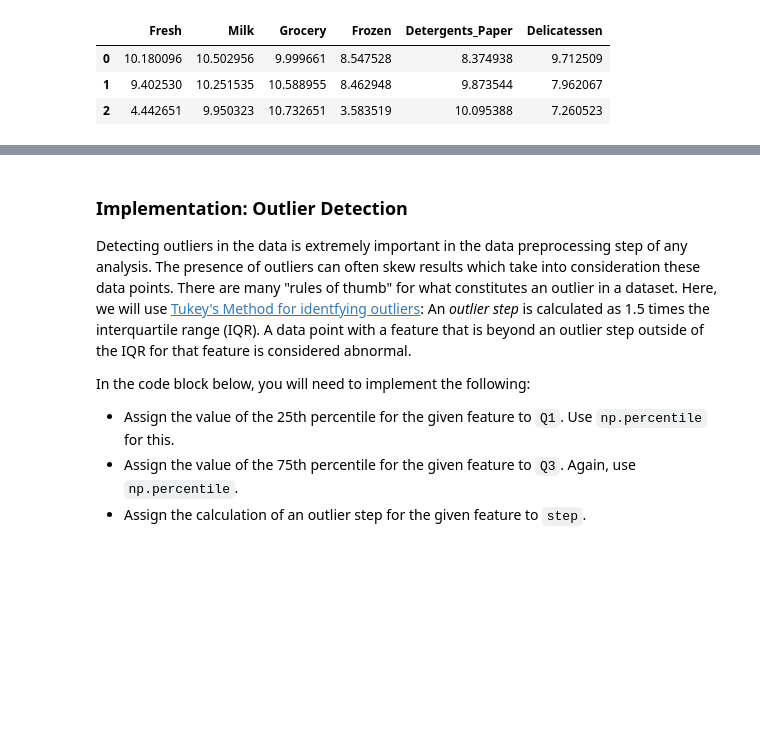
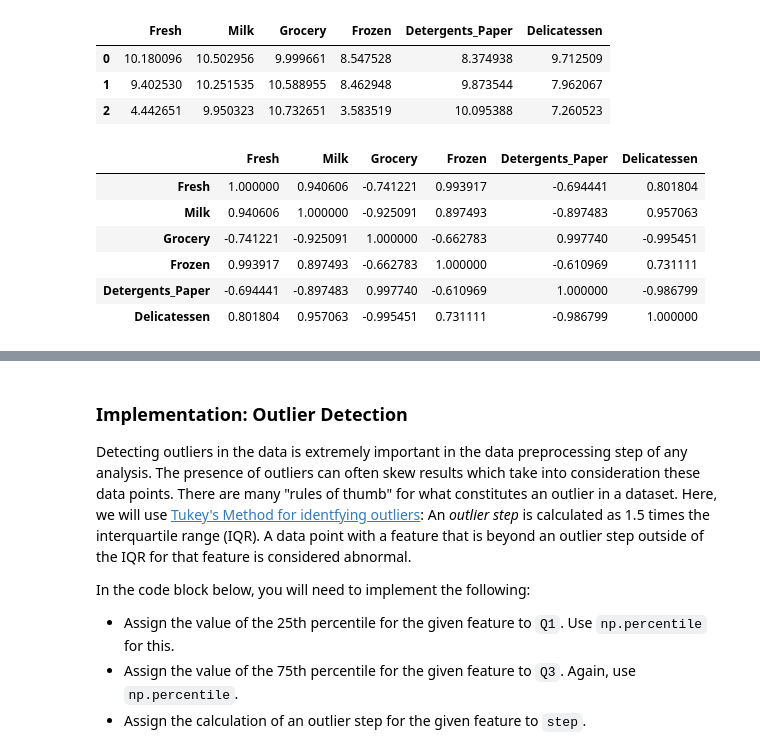
Before and after one commit to abhi0203/MachineLearningNDProjects, a Jupyter notebook: customer_segments/customer_segments.ipynb, the cells around one changed output, grey strips where cells are left out. Cells and saved outputs as stored; diff of their text form; code cells hidden in the pictures; blank space fills up the shorter version.

```diff
--- a/customer_segments/customer_segments.ipynb
+++ b/customer_segments/customer_segments.ipynb
@@ -311,3 +317,15 @@ display(log_samples)
 | 0 | 10.180096 | 10.502956 | 9.999661 | 8.547528 | 8.374938 | 9.712509 |
 | 1 | 9.402530 | 10.251535 | 10.588955 | 8.462948 | 9.873544 | 7.962067 |
 | 2 | 4.442651 | 9.950323 | 10.732651 | 3.583519 | 10.095388 | 7.260523 |
+# %%
+#Calculating the correlation between these samples for us to compare at a later point in time after implementing PCA.
+
+display(log_samples.corr())
+# %% [output]
+|  | Fresh | Milk | Grocery | Frozen | Detergents_Paper | Delicatessen |
+| Fresh | 1.000000 | 0.940606 | -0.741221 | 0.993917 | -0.694441 | 0.801804 |
+| Milk | 0.940606 | 1.000000 | -0.925091 | 0.897493 | -0.897483 | 0.957063 |
+| Grocery | -0.741221 | -0.925091 | 1.000000 | -0.662783 | 0.997740 | -0.995451 |
+| Frozen | 0.993917 | 0.897493 | -0.662783 | 1.000000 | -0.610969 | 0.731111 |
+| Detergents_Paper | -0.694441 | -0.897483 | 0.997740 | -0.610969 | 1.000000 | -0.986799 |
+| Delicatessen | 0.801804 | 0.957063 | -0.995451 | 0.731111 | -0.986799 | 1.000000 |
```
Also changed, not shown: parts of 20 cells of this notebook, 1 other file.
